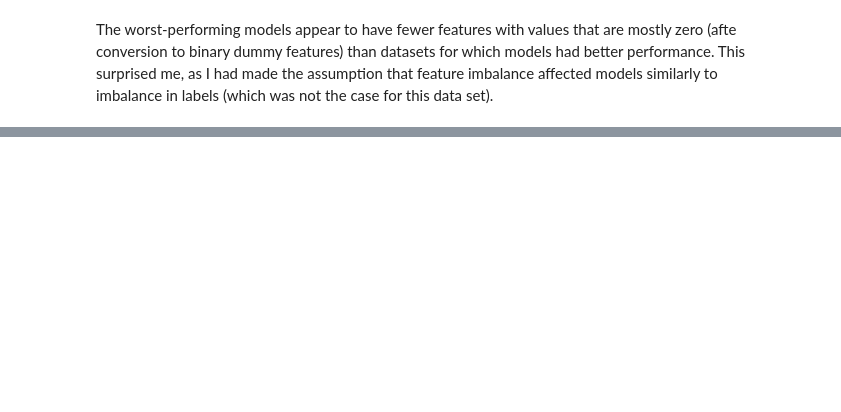
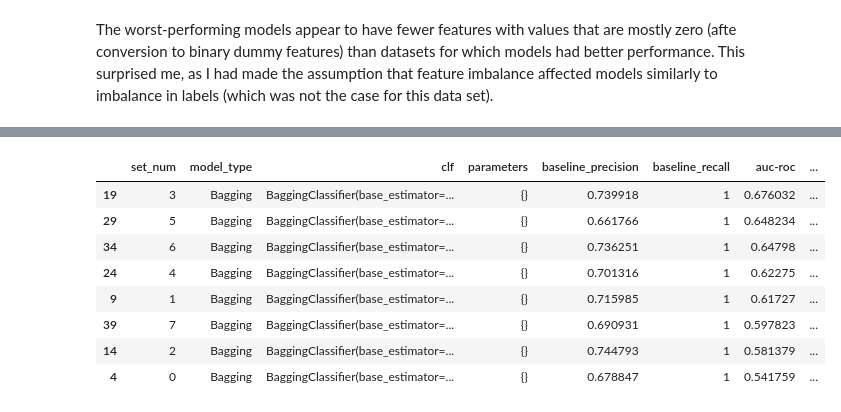
Before and after one commit to anmolchaturvedi/predicting_excitement, a Jupyter notebook: donors_choose.ipynb, the cells around one changed output, grey strips where cells are left out. Saved outputs shown, nothing was run; the diff lists cells and outputs as text; code cells hidden in the pictures; blank space fills up the shorter version.

```diff
--- a/donors_choose.ipynb
+++ b/donors_choose.ipynb
@@ -792,0 +876,12 @@ set2_summary.sort_values(by='most_common', ascending = False).head(15)
+# %%
+metrics[metrics['model_type'] == 'Bagging'].sort_values(by='auc-roc', ascending = False).style.background_gradient(cmap=cm)
+# %% [output]
+|  | set_num | model_type | clf | parameters | baseline_precision | baseline_recall | auc-roc | ... |
+| 19 | 3 | Bagging | BaggingClassifier(base_estimator=... | {} | 0.739918 | 1 | 0.676032 | ... |
+| 29 | 5 | Bagging | BaggingClassifier(base_estimator=... | {} | 0.661766 | 1 | 0.648234 | ... |
+| 34 | 6 | Bagging | BaggingClassifier(base_estimator=... | {} | 0.736251 | 1 | 0.64798 | ... |
+| 24 | 4 | Bagging | BaggingClassifier(base_estimator=... | {} | 0.701316 | 1 | 0.62275 | ... |
+| 9 | 1 | Bagging | BaggingClassifier(base_estimator=... | {} | 0.715985 | 1 | 0.61727 | ... |
+| 39 | 7 | Bagging | BaggingClassifier(base_estimator=... | {} | 0.690931 | 1 | 0.597823 | ... |
+| 14 | 2 | Bagging | BaggingClassifier(base_estimator=... | {} | 0.744793 | 1 | 0.581379 | ... |
+| 4 | 0 | Bagging | BaggingClassifier(base_estimator=... | {} | 0.678847 | 1 | 0.541759 | ... |
```
Also changed, not shown: parts of 11 cells of this notebook, 1 other file.
